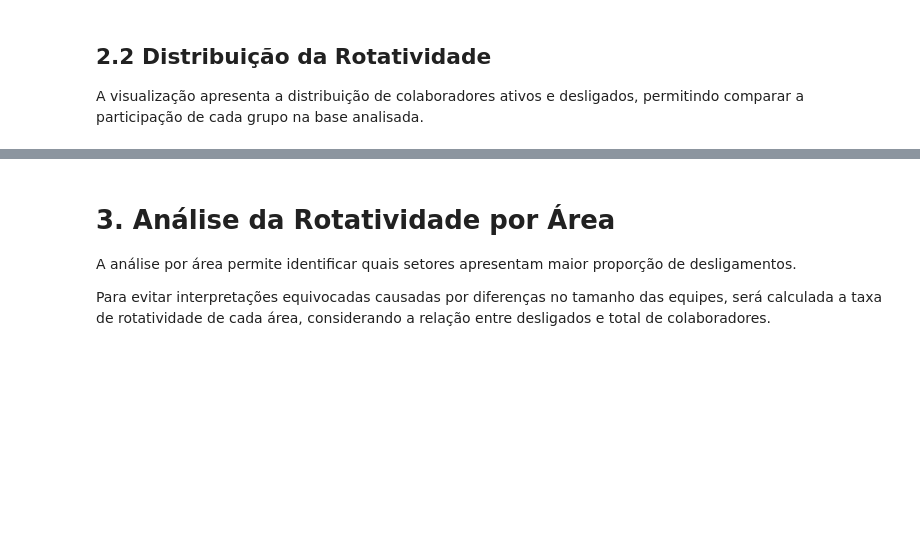
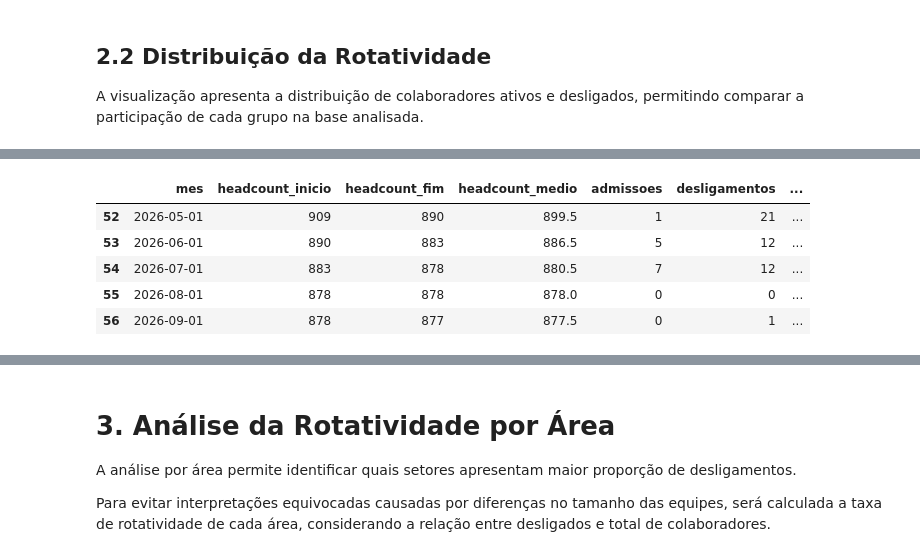
Before and after one commit to leandroanalytics/people-analytics-turnover, a Jupyter notebook: notebooks/02_eda.ipynb, the cells around one changed output, grey strips where cells are left out. Cells and saved outputs as stored; diff of their text form; code cells hidden in the pictures; blank space fills up the shorter version.

```diff
--- a/notebooks/02_eda.ipynb
+++ b/notebooks/02_eda.ipynb
@@ -300,0 +410,35 @@ Gráfico salvo em: ../imagens/distribuicao_rotatividade.png
+# %%
+# Base mensal para acompanhamento no Power BI
+meses = pd.date_range(
+    df["data_desligamento"].min().to_period("M").to_timestamp(),
+    data_referencia,
+    freq="MS",
+)
+
+linhas_mensais = []
+for inicio_mes in meses:
+    fim_mes = min(inicio_mes + pd.offsets.MonthEnd(0), data_referencia)
+    desligados_mes = df[df["data_desligamento"].between(inicio_mes, fim_mes)]
+    headcount_medio = (headcount_em(df, inicio_mes) + headcount_em(df, fim_mes)) / 2
+
+    linhas_mensais.append({
+        "mes": inicio_mes.date(),
+        "headcount_inicio": headcount_em(df, inicio_mes),
+        "headcount_fim": headcount_em(df, fim_mes),
+        "headcount_medio": headcount_medio,
+        "admissoes": df["data_admissao"].between(inicio_mes, fim_mes).sum(),
+        "desligamentos": len(desligados_mes),
+        "desligamentos_voluntarios": desligados_mes["tipo_desligamento"].eq("Voluntário").sum(),
+        "desligamentos_involuntarios": desligados_mes["tipo_desligamento"].eq("Involuntário").sum(),
+        "turnover_mensal": len(desligados_mes) / headcount_medio,
+    })
+
+rotatividade_mensal = pd.DataFrame(linhas_mensais)
+rotatividade_mensal.tail()
+# %% [output]
+|  | mes | headcount_inicio | headcount_fim | headcount_medio | admissoes | desligamentos | ... |
+| 52 | 2026-05-01 | 909 | 890 | 899.5 | 1 | 21 | ... |
+| 53 | 2026-06-01 | 890 | 883 | 886.5 | 5 | 12 | ... |
+| 54 | 2026-07-01 | 883 | 878 | 880.5 | 7 | 12 | ... |
+| 55 | 2026-08-01 | 878 | 878 | 878.0 | 0 | 0 | ... |
+| 56 | 2026-09-01 | 878 | 877 | 877.5 | 0 | 1 | ... |
```
Also changed, not shown: parts of 37 cells of this notebook, 30 other files.
